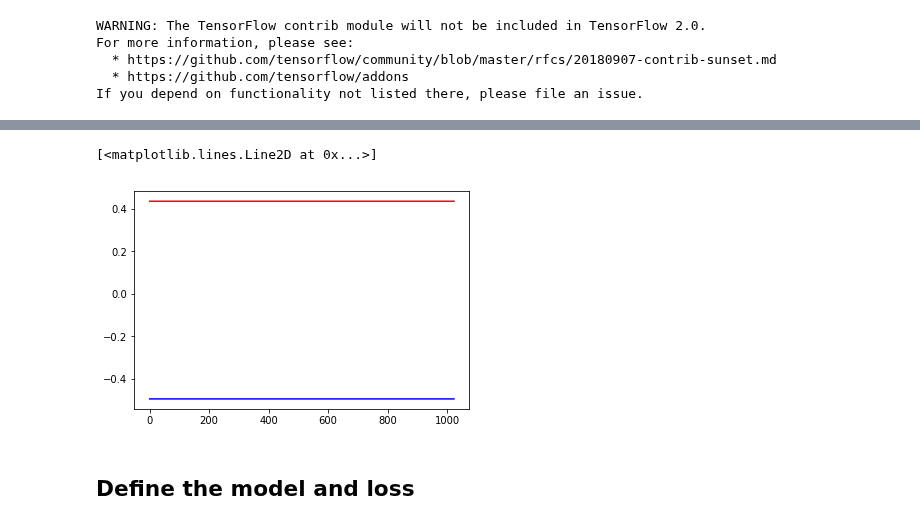
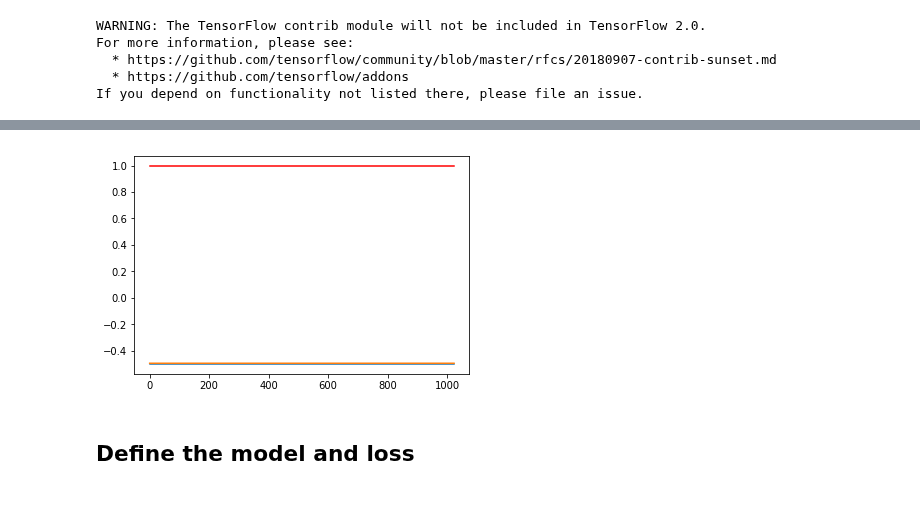
Before and after one commit to rbondesan/CanonicalFlows, a Jupyter notebook: notebooks/kepler-traj.ipynb, the cells around one changed output, grey strips where cells are left out. Drawn from its saved outputs; the diff is of its cells as text; code cells hidden in the pictures.

```diff
--- a/notebooks/kepler-traj.ipynb
+++ b/notebooks/kepler-traj.ipynb
@@ -96,12 +86,7 @@ Get data by sampling trajectories
 #     return hamiltonian_vector_field(settings['hamiltonian'], np.reshape(x, sh), t)
 # traj = solve_ivp(f, [0, 10], np.reshape(x0, flattened_sh))
 # %%
-# Initial conditions
-# r = np.random.RandomState(seed=0)
-# num_samples_actions = 1 # number of distinct initial conditions determining constants of the motion
-# x0 = r.rand(num_samples_actions, settings['d'], settings['num_particles'], 2).astype(NP_DTYPE)
-
-def make_initial_x(eccentricity=np.array(0.6)):
+def make_initial_x_kepler(eccentricity=np.array(0.6)):
     batch = eccentricity.shape[0]
     q1 = np.expand_dims(1 - eccentricity,1)
     p2 = np.expand_dims(np.sqrt((1+eccentricity) / (1-eccentricity)),1)
@@ -109,11 +94,3 @@ def make_initial_x(eccentricity=np.array(0.6)):
     x = np.reshape(np.concatenate((q1, p1, q2, p2, q3, p3),axis=1), [batch,3,1,2])
     return x
 #    x0 = np.reshape([1-eccentricity, 0., 0, np.sqrt((1+eccentricity) / (1-eccentricity)), 0, 0], [1,3,1,2])
-
-eccentricity = np.array([.9])
-assert settings['d']==3 and settings['num_particles']==1
-x0 = make_initial_x(eccentricity)
-q0,p0 = extract_q_p(x0)
-print("q0 = ", np.reshape(q0,[-1]))
-print("p0 = ", np.reshape(p0,[-1]))
-print("E  = ", sess.run( settings['hamiltonian'](x0) ))
@@ -123,0 +97,13 @@ E  =  -0.4950037468777335
+# %%
+# Initial conditions
+# r = np.random.RandomState(seed=0)
+# num_samples_actions = 1 # number of distinct initial conditions determining constants of the motion
+# x0 = r.rand(num_samples_actions, settings['d'], settings['num_particles'], 2).astype(NP_DTYPE)
+
+eccentricity = np.array([.1, .9])
+assert settings['d']==3 and settings['num_particles']==1
+x0 = make_initial_x_kepler(eccentricity)
+q0,p0 = extract_q_p(x0)
+print("q0 = ", np.reshape(q0,[-1]))
+print("p0 = ", np.reshape(p0,[-1]))
+print("E  = ", sess.run( settings['hamiltonian'](x0) ))
@@ -157,13 +137,16 @@ from utils import join_q_p
 # %%
 # conserved quantities: angular momentum and energy
-J3 = np.multiply(qtraj[:,0,0,0], ptraj[:,1,0,0]) - np.multiply(qtraj[:,1,0,0], ptraj[:,0,0,0])
-E = sess.run( settings['hamiltonian']( join_q_p(qtraj,ptraj) ) )
+J3 = np.multiply(qtraj[:,0,0,0,0], ptraj[:,0,1,0,0]) - np.multiply(qtraj[:,0,1,0,0], ptraj[:,0,0,0,0])
+tmp = tf.reshape(traj, [-1,settings['d'],settings['num_particles'],2])
+E = sess.run( settings['hamiltonian']( tmp ) )
+num_init_cond = qtraj.shape[1]
+E = np.reshape(E, [-1,num_init_cond])
 ts = np.arange(0.,10.,.01)
 plt.plot(J3,'r')
-plt.plot(E,'b')
+for i in range(num_init_cond):
+    plt.plot(E[:,i])
 # %% [output]
-[<matplotlib.lines.Line2D at 0x...>]
-[figure, old version]
+[figure, new version]
 # %% [markdown]
 ## Define the model and loss
 # %% [markdown]
```
Also changed, not shown: parts of 29 cells of this notebook, 6 other files.
